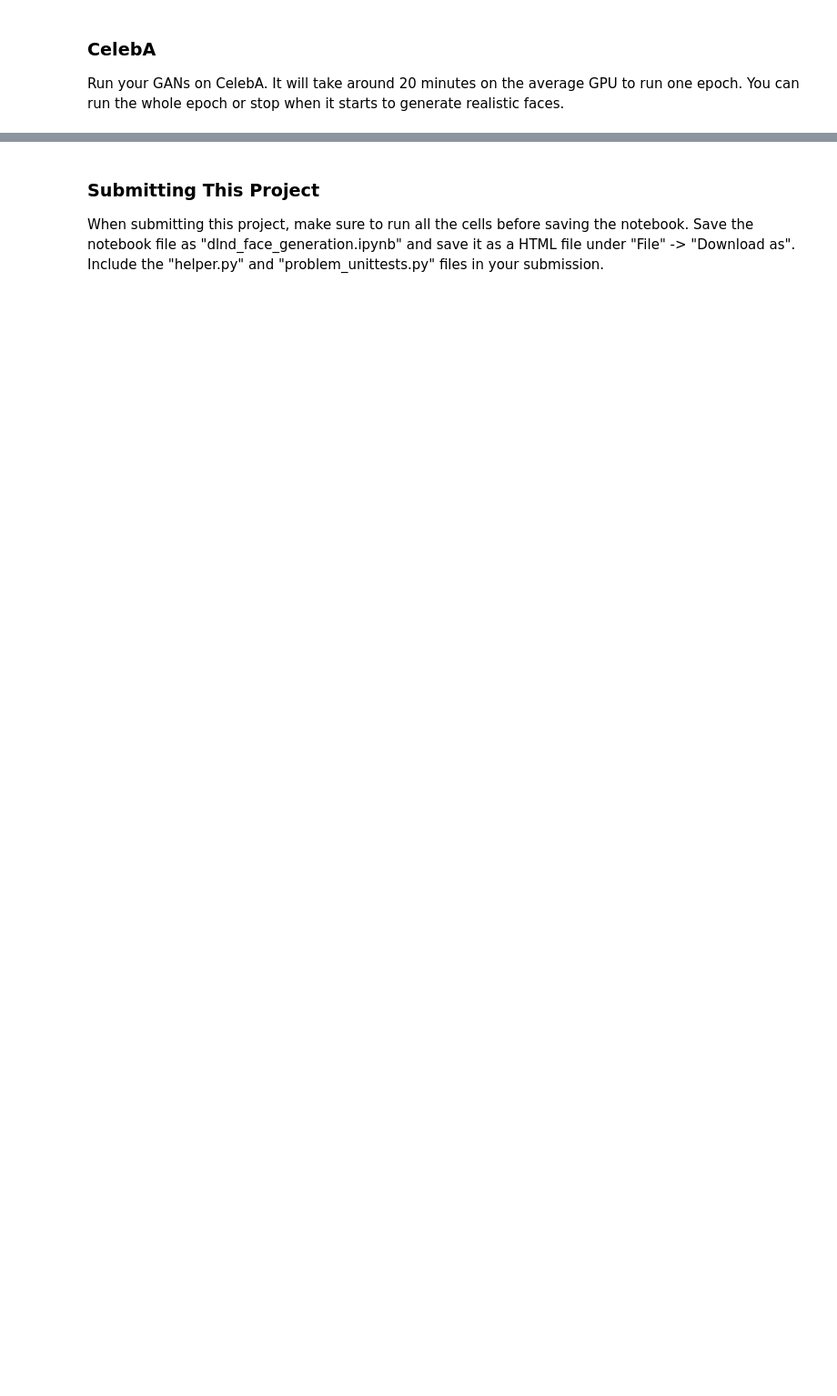
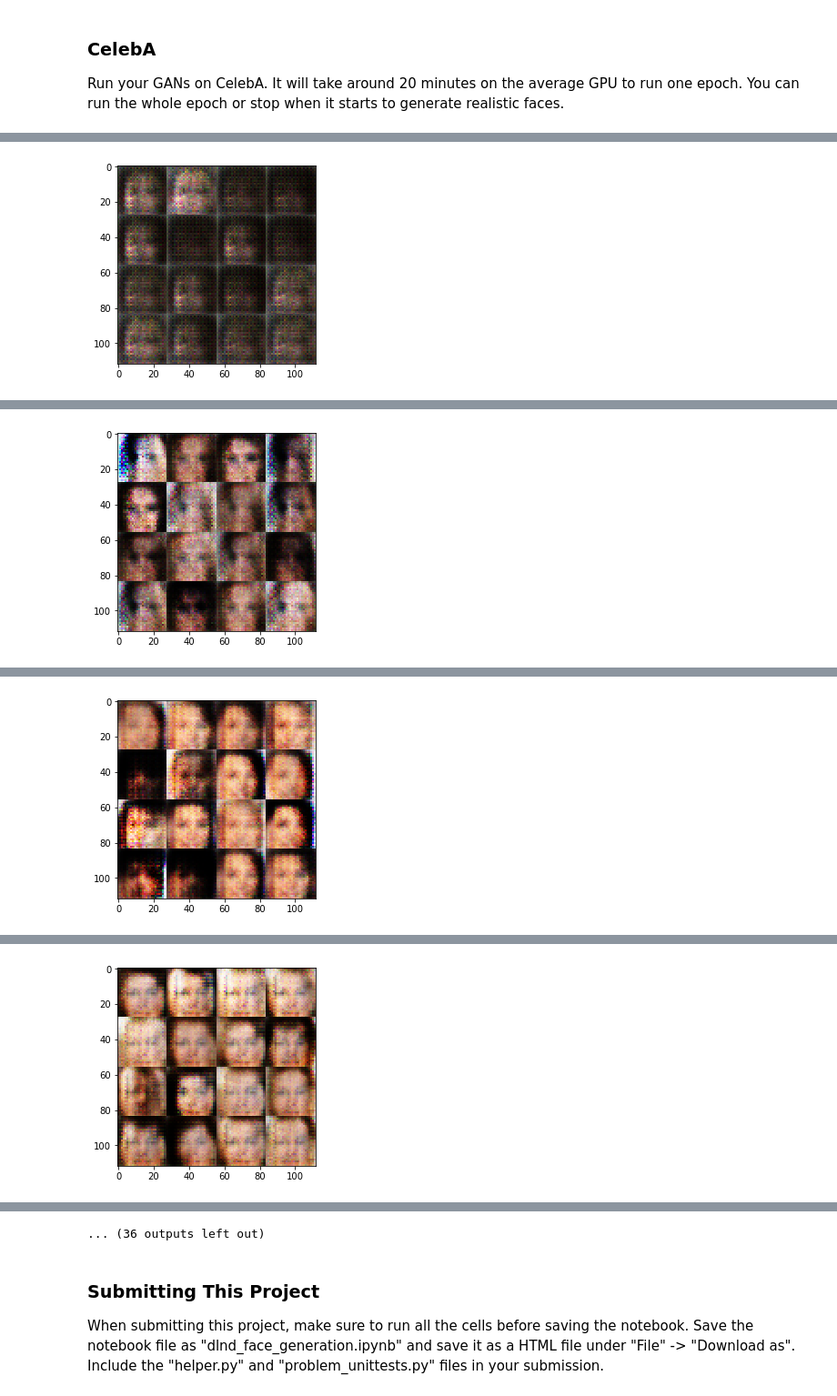
Before and after one commit to georgejdli/deep-learning, a Jupyter notebook: face_generation/dlnd_face_generation.ipynb, the cells around one changed output, grey strips where cells are left out. Shown at 91% size. Drawn from its saved outputs; the diff is of its cells as text; code cells hidden in the pictures; blank space fills up the shorter version.

```diff
--- a/face_generation/dlnd_face_generation.ipynb
+++ b/face_generation/dlnd_face_generation.ipynb
@@ -427,10 +492,10 @@ KeyboardInterrupt:
 ### CelebA
 Run your GANs on CelebA.  It will take around 20 minutes on the average GPU to run one epoch.  You can run the whole epoch or stop when it starts to generate realistic faces.
 # %%
-batch_size = None
-z_dim = None
-learning_rate = None
-beta1 = None
+batch_size = 64
+z_dim = 100
+learning_rate = 0.0005
+beta1 = 0.3
 
 
 """
@@ -442,3 +507,4 @@ celeba_dataset = helper.Dataset('celeba', glob(os.path.join(data_dir, 'img_align
 with tf.Graph().as_default():
     train(epochs, batch_size, z_dim, learning_rate, beta1, celeba_dataset.get_batches,
           celeba_dataset.shape, celeba_dataset.image_mode)
+# %% [output]
@@ -444,0 +521 @@ with tf.Graph().as_default():
+[figure, added]
@@ -444,0 +532 @@ with tf.Graph().as_default():
+[figure, added]
@@ -444,0 +543 @@ with tf.Graph().as_default():
+[figure, added]
@@ -444,0 +554 @@ with tf.Graph().as_default():
+[figure, added]
@@ -445,3 +577,4 @@ with tf.Graph().as_default():
+... (36 outputs left out)
 # %% [markdown]
 ### Submitting This Project
 When submitting this project, make sure to run all the cells before saving the notebook. Save the notebook file as "dlnd_face_generation.ipynb" and save it as a HTML file under "File" -> "Download as". Include the "helper.py" and "problem_unittests.py" files in your submission.
```
Also changed, not shown: parts of 5 cells of this notebook.
